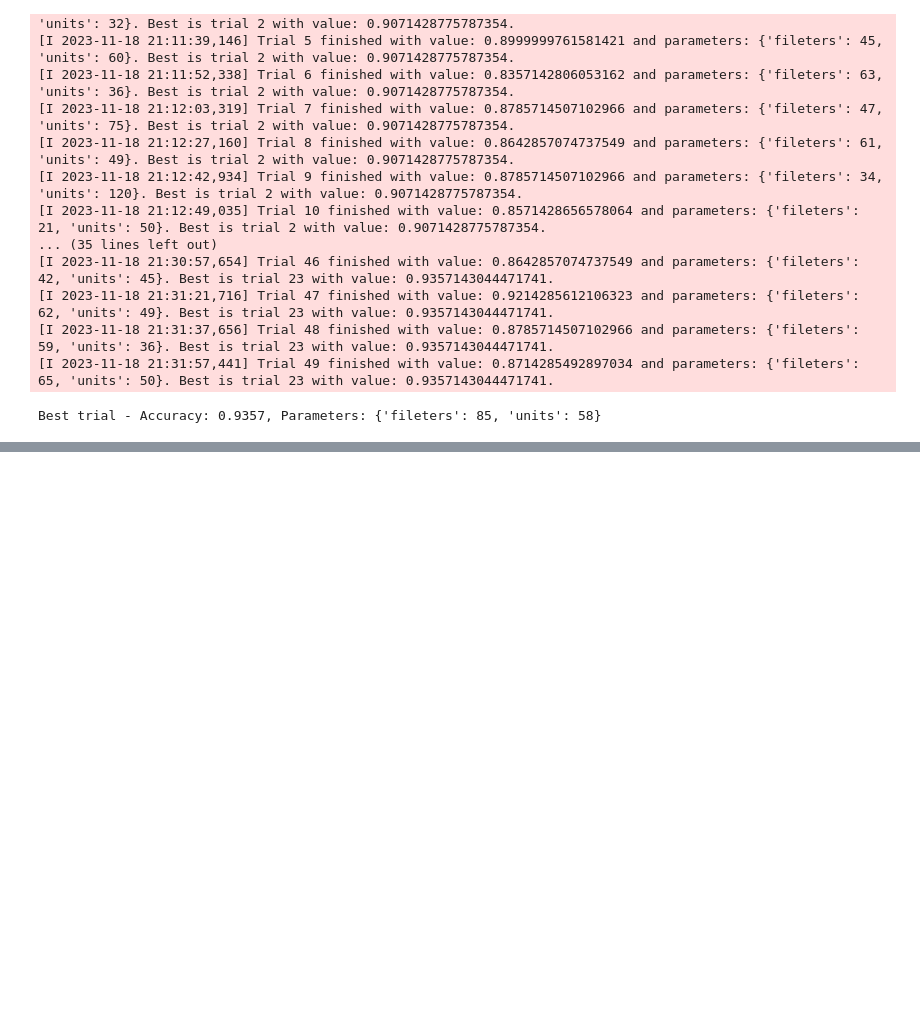
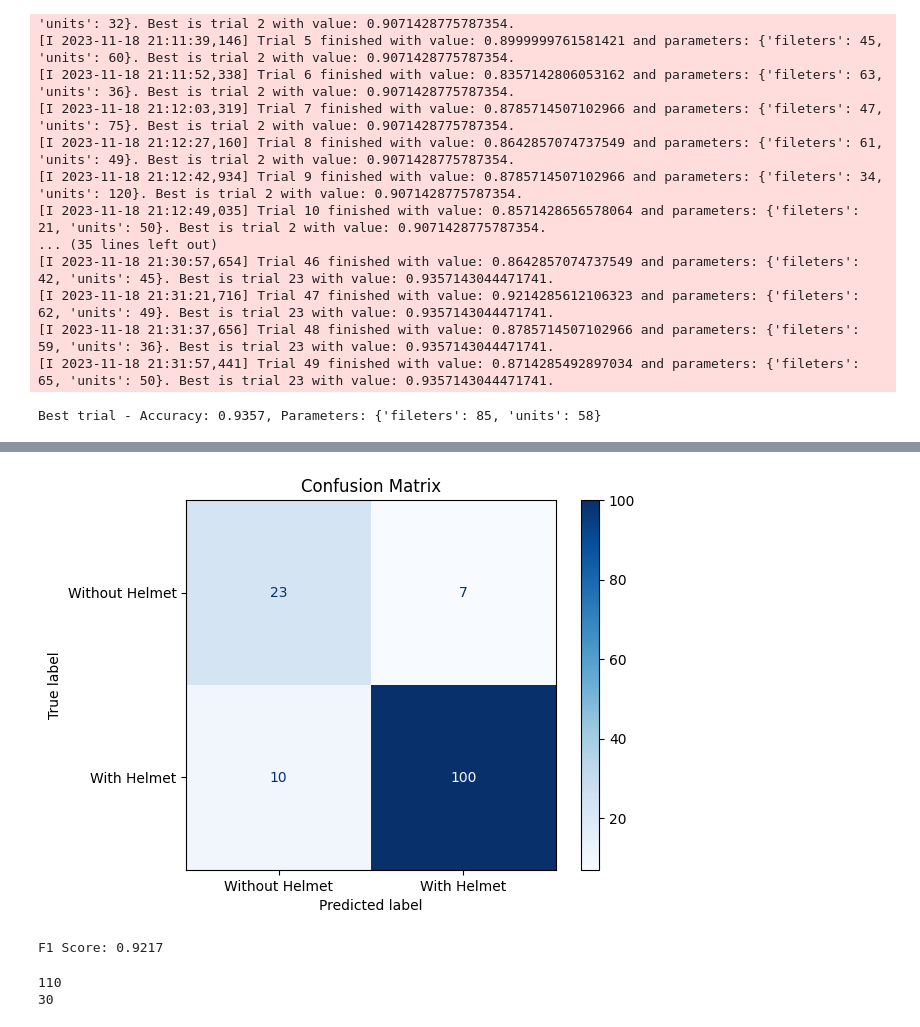
Before and after one commit to AW1100/ECE9063_GroupProject, a Jupyter notebook: ECE9063_Project.ipynb, the cells around one changed output, grey strips where cells are left out. Cells and saved outputs as stored; diff of their text form; code cells hidden in the pictures; blank space fills up the shorter version.

```diff
--- a/ECE9063_Project.ipynb
+++ b/ECE9063_Project.ipynb
@@ -137,0 +471,31 @@ Best trial - Accuracy: 0.9357, Parameters: {'fileters': 85, 'units': 58}
+# %%
+def cust_hyper_cnn_rd(filter,unit,ksize,lrate,num_of_layers,reg,dropout,bs):
+    model = Sequential()
+    model.add(Conv2D(filter, (ksize, ksize), activation='relu', input_shape=(50, 50, 3)))
+    for i in range(num_of_layers):
+        model.add(MaxPooling2D((2, 2)))
+        model.add(Conv2D(filter, (ksize, ksize), activation='relu', kernel_regularizer=l2(reg)))
+        model.add(Dropout(dropout))
+    model.add(Flatten())
+    model.add(Dense(unit, activation='relu'))
+    model.add(Dense(1, activation='sigmoid'))
+
+    model.compile(optimizer=Adam(learning_rate=lrate), loss='binary_crossentropy', metrics=['accuracy'])
+
+    history = model.fit(X_train, y_train, batch_size=bs, epochs=100, validation_data=(X_test, y_test), callbacks=[early_stopping])
+
+    test_loss, test_accuracy = model.evaluate(X_test, y_test)
+    print(f"Test Accuracy: {test_accuracy * 100:.2f}%")
+
+    y_pred = np.round(model.predict(X_test)).astype(int)
+    cm = confusion_matrix(y_test,y_pred)
+    disp = ConfusionMatrixDisplay(confusion_matrix=cm, display_labels=['Without Helmet', 'With Helmet'])
+    disp.plot(cmap='Blues')
+    plt.title('Confusion Matrix')
+    plt.show()
+
+    f1 = f1_score(y_test, y_pred)
+    print(f"F1 Score: {f1:.4f}")
+# %%
+cust_hyper_cnn_rd(85,58,5,0.001,2,0.1,0.25, 32)
+# %% [output]
@@ -137,0 +519,8 @@ Best trial - Accuracy: 0.9357, Parameters: {'fileters': 85, 'units': 58}
+[figure, added]
+F1 Score: 0.9217
+# %%
+print(np.count_nonzero(y_test == 1))
+print(np.count_nonzero(y_test == 0))
+# %% [output]
+110
+30
```
Also changed, not shown: parts of 25 cells of this notebook.
